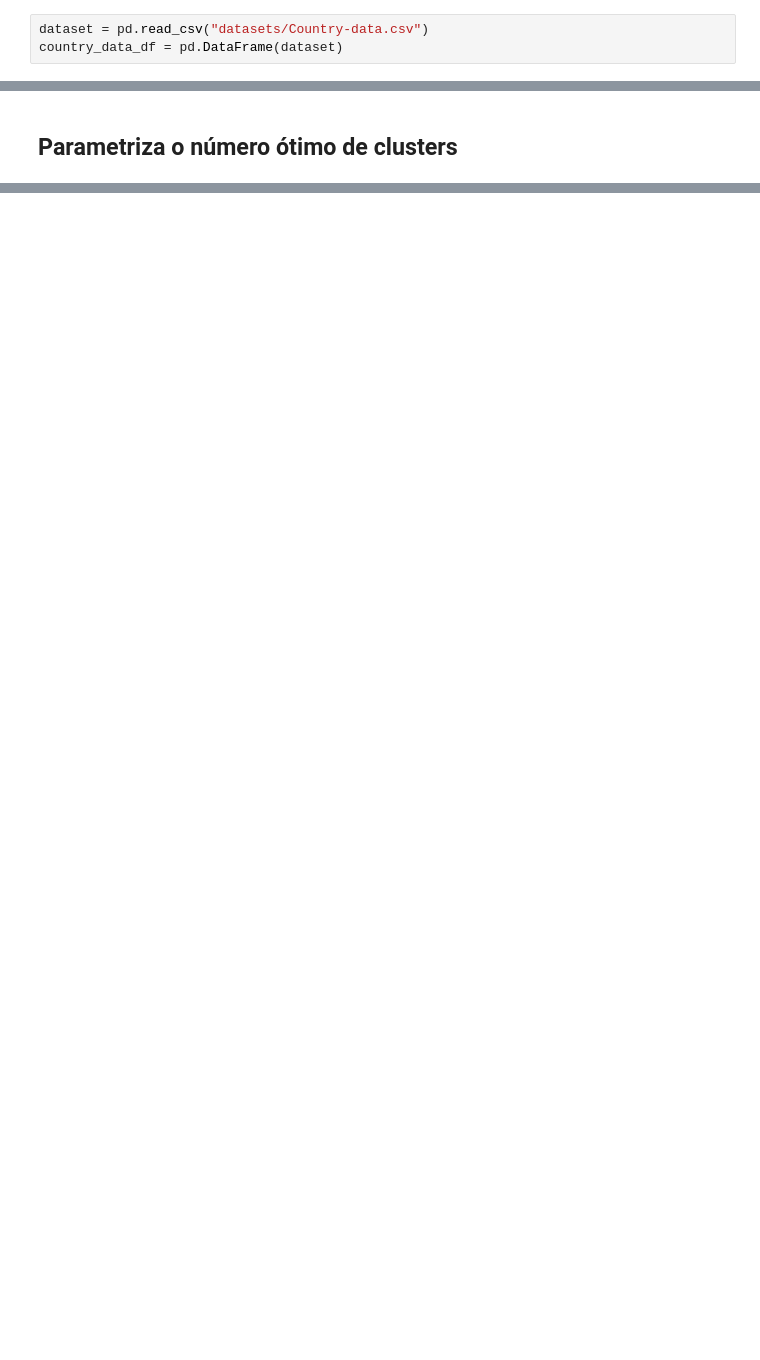
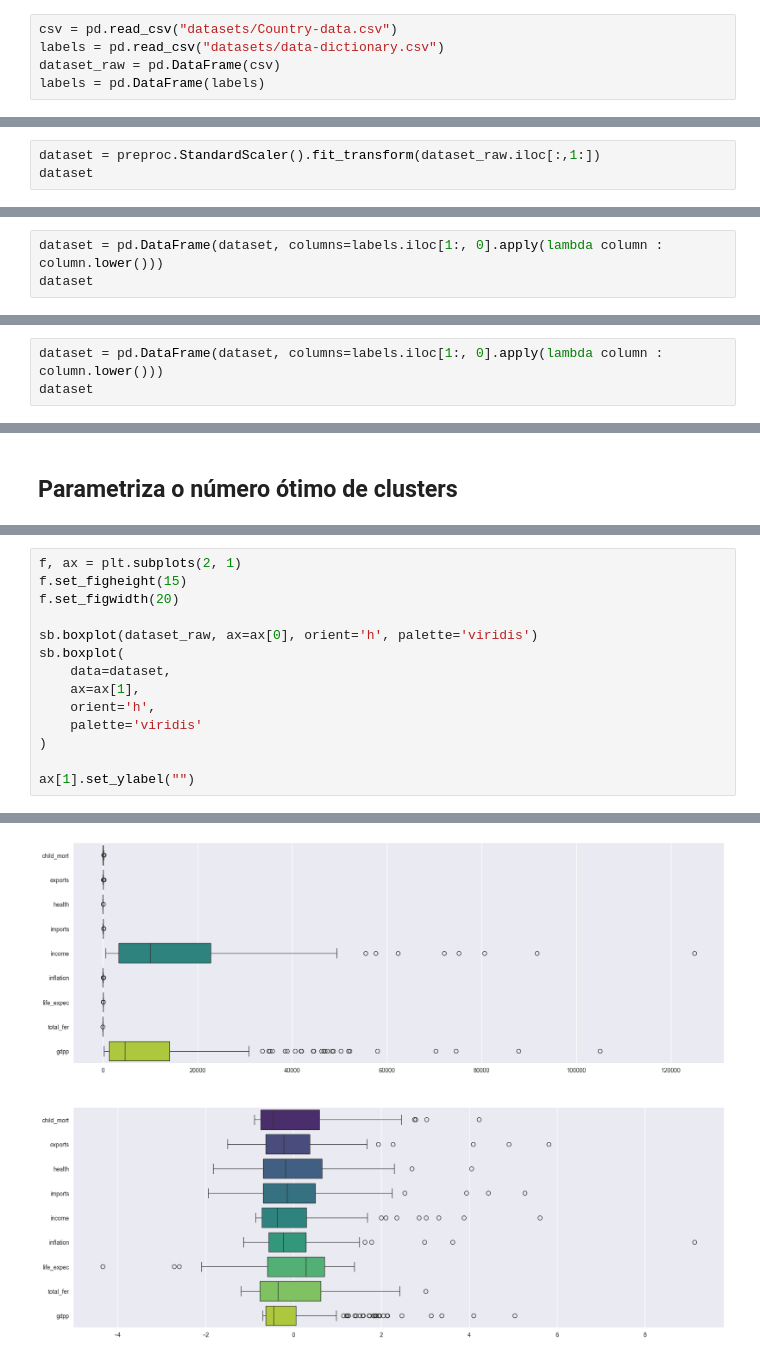
Before and after one commit to rabreu/Infnet-MIT-IA-Clustering-PD-25E4_2, a Jupyter notebook: Infnet-MIT-IA-Clustering-PdD001.ipynb, the cells around one changed output, grey strips where cells are left out. Cells and saved outputs as stored; diff of their text form; blank space fills up the shorter version.

```diff
--- a/Infnet-MIT-IA-Clustering-PdD001.ipynb
+++ b/Infnet-MIT-IA-Clustering-PdD001.ipynb
@@ -15,5 +17,7 @@ from yellowbrick.cluster import SilhouetteVisualizer, KElbowVisualizer
 # %% [markdown]
 ## Importação e Normalização dos Dados
 # %%
-dataset = pd.read_csv("datasets/Country-data.csv")
-country_data_df = pd.DataFrame(dataset)
+csv = pd.read_csv("datasets/Country-data.csv")
+labels = pd.read_csv("datasets/data-dictionary.csv")
+dataset_raw = pd.DataFrame(csv)
+labels = pd.DataFrame(labels)
@@ -82,0 +57,3 @@ N_COUNTRIES=country_data_df['country'].count()
+# %%
+dataset = preproc.StandardScaler().fit_transform(dataset_raw.iloc[:,1:])
+dataset
@@ -82,0 +74,3 @@ N_COUNTRIES=country_data_df['country'].count()
+# %%
+dataset = pd.DataFrame(dataset, columns=labels.iloc[1:, 0].apply(lambda column : column.lower()))
+dataset
@@ -82,0 +91,3 @@ N_COUNTRIES=country_data_df['country'].count()
+# %%
+dataset = pd.DataFrame(dataset, columns=labels.iloc[1:, 0].apply(lambda column : column.lower()))
+dataset
@@ -275,0 +318,15 @@ ax[1][1].grid(False)
+# %%
+f, ax = plt.subplots(2, 1)
+f.set_figheight(15)
+f.set_figwidth(20)
+
+sb.boxplot(dataset_raw, ax=ax[0], orient='h', palette='viridis')
+sb.boxplot(
+    data=dataset,
+    ax=ax[1],
+    orient='h',
+    palette='viridis'
+)
+
+ax[1].set_ylabel("")
+# %% [output]
@@ -275,0 +334 @@ ax[1][1].grid(False)
+[figure, added]
```
Also changed, not shown: parts of 26 cells of this notebook.
